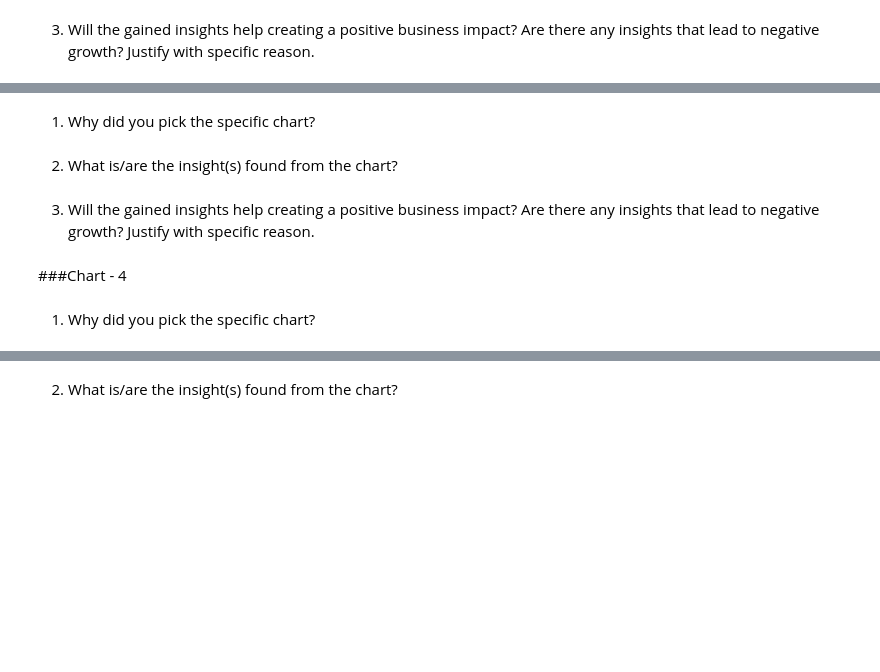
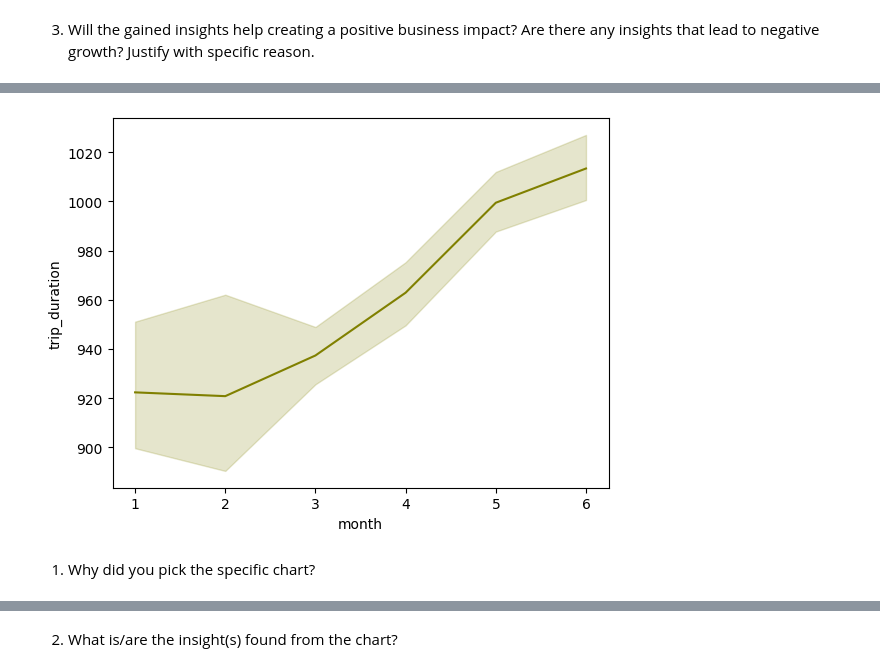
Before and after one commit to Dhanashree2002/Linear-Regression-Self-Project-, a Jupyter notebook: NYC_Taxi_Time_Prediction.ipynb, the cells around one changed output, grey strips where cells are left out. Drawn from its saved outputs; the diff is of its cells as text; code cells hidden in the pictures; blank space fills up the shorter version.

```diff
--- a/NYC_Taxi_Time_Prediction.ipynb
+++ b/NYC_Taxi_Time_Prediction.ipynb
@@ -360,10 +415,8 @@ Are there any insights that lead to negative growth? Justify with specific reaso
+# %%
+#Trip duration by the month
+sns.lineplot(x ='month',y ='trip_duration',data= taxi_df,color='olive')
+plt.show()
+# %% [output]
+[figure, added]
 # %% [markdown]
 1. Why did you pick the specific chart?
-# %% [markdown]
-2. What is/are the insight(s) found from the chart?
-# %% [markdown]
-3. Will the gained insights help creating a positive business impact? Are there any insights that lead to negative growth? Justify with specific reason.
-# %% [markdown]
-###Chart - 4
-# %% [markdown]
-1. Why did you pick the specific chart?
```
Also changed, not shown: parts of 30 cells of this notebook.
